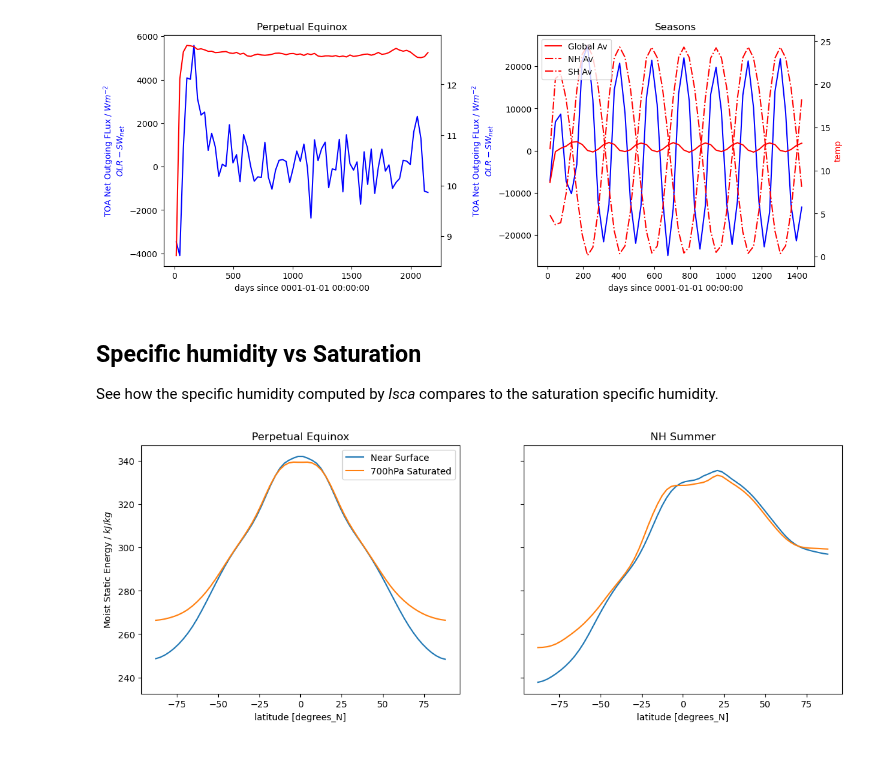
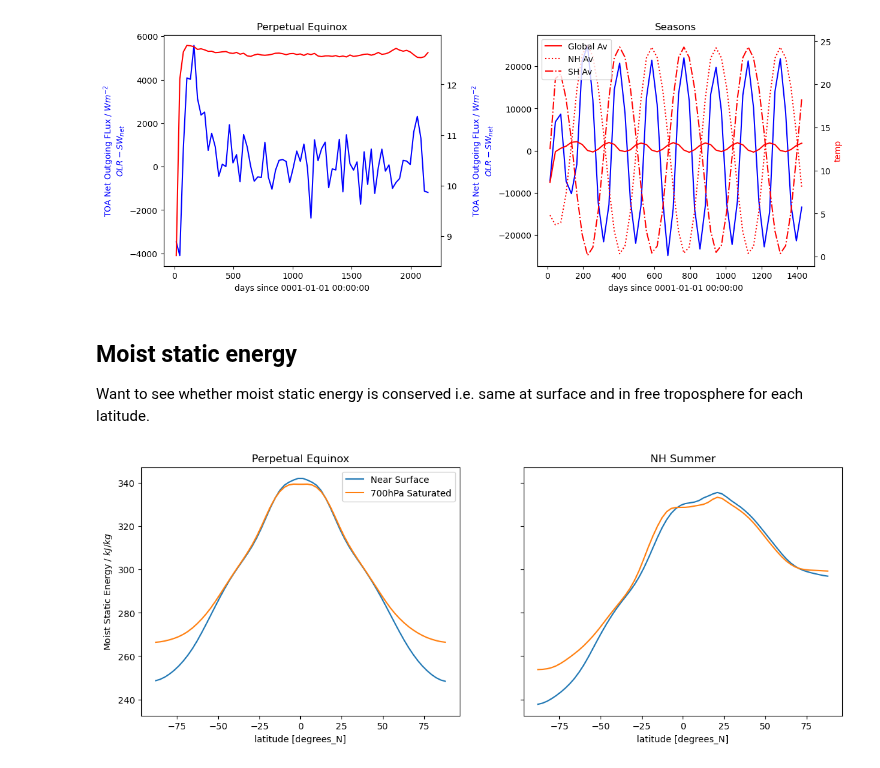
Before and after one commit to jduffield65/Isca, a Jupyter notebook: jobs/convective_coupling/aquaplanet/d5_sphum/mse_notebook.ipynb, the cells around one changed output. Saved outputs shown, nothing was run; the diff lists cells and outputs as text; code cells hidden in the pictures.

```diff
--- a/jobs/convective_coupling/aquaplanet/d5_sphum/mse_notebook.ipynb
+++ b/jobs/convective_coupling/aquaplanet/d5_sphum/mse_notebook.ipynb
@@ -29,26 +25,26 @@ A fraction $\alpha$ of this then gets reflected and returns to space.
 # %%
 # Plot spin up time
 fig, axs = plt.subplots(1,2, figsize=(14, 5))
 isca_tools.plot.plot_spin_up(ds.olr, frierson_net_toa_sw_dwn(ds.swdn_toa, ds.ps, albedo, tau), ds.temp.sel(pfull=2e5, method='nearest'), axs[0])
 plt.title('')
 plt.ylabel('')
 # SHOULD BE ds_season.ps below but did not save ps for this dataset
 isca_tools.plot.plot_spin_up(ds_season.olr, frierson_net_toa_sw_dwn(ds_season.swdn_toa, ds.ps, albedo, tau),
                              ds_season.temp.sel(pfull=2e5, method='nearest'), axs[1])
 (isca_tools.utils.area_weighting(ds_season.temp.sel(pfull=2e5, method='nearest').sel(lat=slice(0,90))).mean(
-    dim=['lon', 'lat'])- 273.15).plot(color='r', linestyle='-.')
+    dim=['lon', 'lat'])- 273.15).plot(color='r', linestyle=':')
 (isca_tools.utils.area_weighting(ds_season.temp.sel(pfull=2e5, method='nearest').sel(lat=slice(-90,0))).mean(
     dim=['lon', 'lat'])- 273.15).plot(color='r', linestyle='-.')
 plt.legend(['Global Av','NH Av', 'SH Av'])
 plt.title('')
 axs[0].set_title('Perpetual Equinox')
-axs[1].set_title('Seasons');
+axs[1].set_title('Seasons')
 plt.subplots_adjust(wspace=0.35)
 # %% [output]
-[figure, old version]
+[figure, new version]
-# %% [markdown]
-## Specific humidity vs Saturation
-See how the specific humidity computed by *Isca* compares to the saturation specific humidity.
+# %% [markdown]
+## Moist static energy
+Want to see whether moist static energy is conserved i.e. same at surface and in free troposphere for each latitude.
 # %%
 # Take time and zonal mean
 # Use all data after 3 years, as clearly converged from the above spin up plot
```
Also changed, not shown: parts of 3 cells of this notebook, 9 other files.
